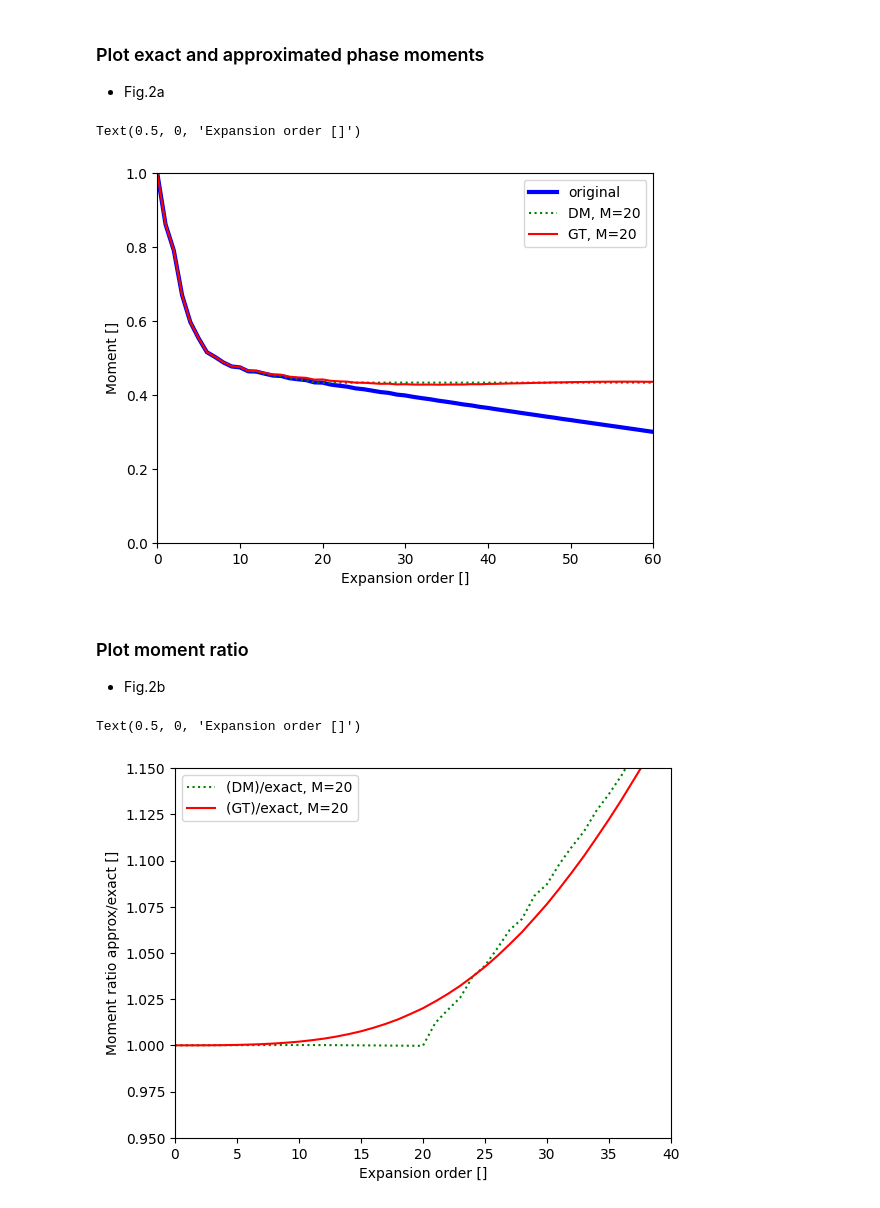
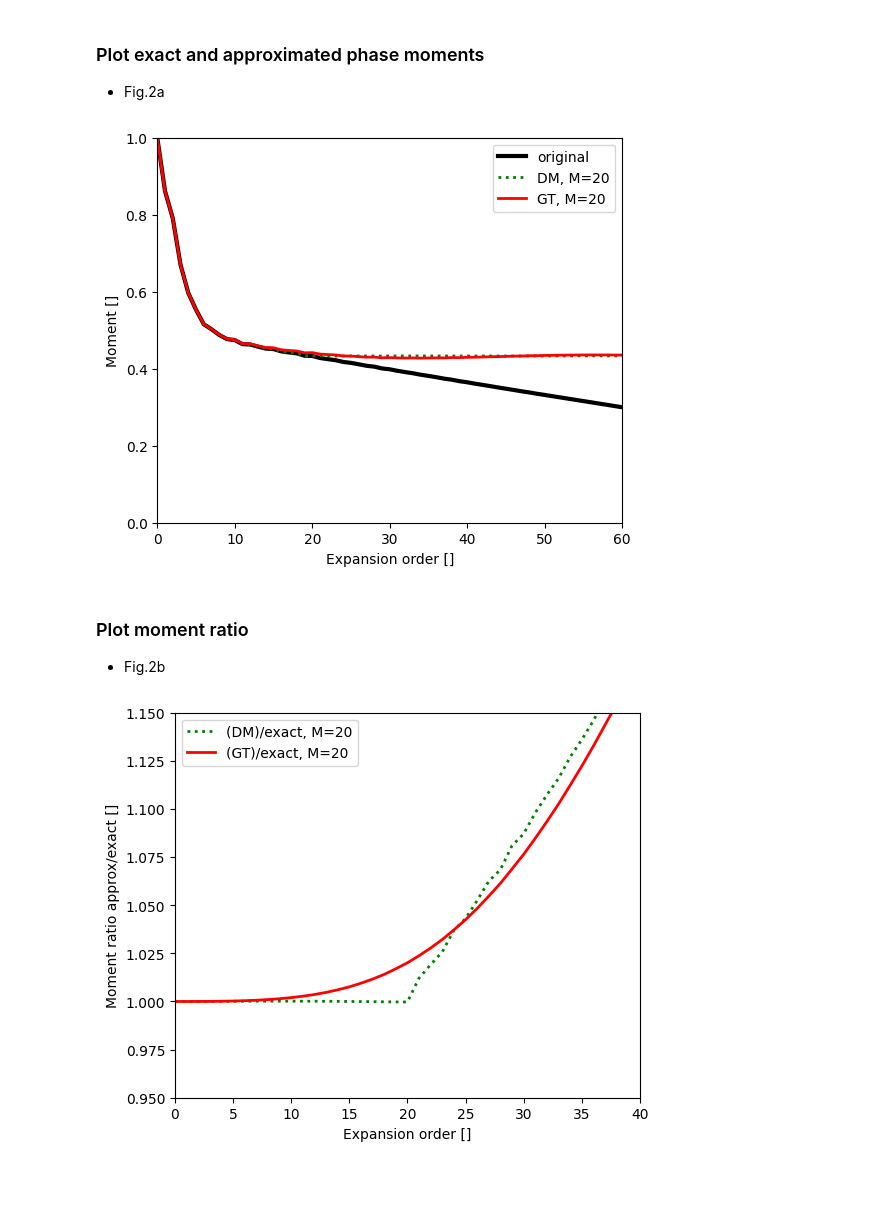
Before and after one commit to hygeos/pytrunc, a Jupyter notebook: validation_notebook_iwabuchi.ipynb, the cells around one changed output. Cells and saved outputs as stored; diff of their text form; code cells hidden in the pictures; blank space fills up the shorter version.

```diff
--- a/validation_notebook_iwabuchi.ipynb
+++ b/validation_notebook_iwabuchi.ipynb
@@ -16,6 +16,8 @@ from pytrunc.utils import integrate_lobatto
 
 import matplotlib.pyplot as plt
 import xarray as xr
+
+save_fig = False
 # %% [markdown]
 ## Truncation approximation for the anisotropic phase function
 # %% [markdown]
@@ -122,33 +133,37 @@ Text(0.5, 0, 'Scattering Angle [°]')
 # %%
 n_expan = 60
 chi_exact = calc_moments(phase=pha_exact, theta=theta, m_max=n_expan, method=method, normalize=True)
 chi_approx = calc_moments(phase=pha_approx, theta=theta, m_max=n_expan, method=method, normalize=True)
 chi_approx_gt = calc_moments(phase=pha_approx_gt, theta=theta, m_max=n_expan, method=method, normalize=True)
 
 exp_order = np.arange(61)
-plt.plot(chi_exact, 'b', lw=3, label='original')
-plt.plot(chi_approx, 'g:', label=f'DM, M={m_max}')
-plt.plot(chi_approx_gt, 'r', label=f'GT, M={m_max}')
+plt.figure(figsize=(6,5))
+plt.plot(chi_exact, 'k', lw=3, label='original')
+plt.plot(chi_approx, 'g:', lw=2, label=f'DM, M={m_max}')
+plt.plot(chi_approx_gt, 'r', lw=2, label=f'GT, M={m_max}')
 plt.xlim(xmin=0, xmax = 60)
 plt.ylim(ymin=0, ymax=1)
 plt.legend()
 plt.ylabel("Moment []")
 plt.xlabel("Expansion order []")
+if save_fig:
+    plt.savefig("iwabuchi_fig2a.png", dpi=200)
 # %% [output]
-Text(0.5, 0, 'Expansion order []')
-[figure, old version]
+[figure, new version]
 # %% [markdown]
 ### Plot moment ratio
 - Fig.2b
 # %%
 exp_order = np.arange(61)
-plt.plot(chi_approx/chi_exact, 'g:', label=f'(DM)/exact, M={m_max}')
-plt.plot(chi_approx_gt/chi_exact, 'r', label=f'(GT)/exact, M={m_max}')
+plt.figure(figsize=(6,5))
+plt.plot(chi_approx/chi_exact, 'g:', lw=2, label=f'(DM)/exact, M={m_max}')
+plt.plot(chi_approx_gt/chi_exact, 'r', lw=2, label=f'(GT)/exact, M={m_max}')
 plt.xlim(xmin=0, xmax = 40)
 plt.ylim(ymin=0.95, ymax=1.15)
 plt.legend()
 plt.ylabel("Moment ratio approx/exact []")
 plt.xlabel("Expansion order []")
+if save_fig:
+    plt.savefig("iwabuchi_fig2b.png", dpi=200)
 # %% [output]
-Text(0.5, 0, 'Expansion order []')
-[figure, old version]
+[figure, new version]
```
Also changed, not shown: parts of 3 cells of this notebook.
